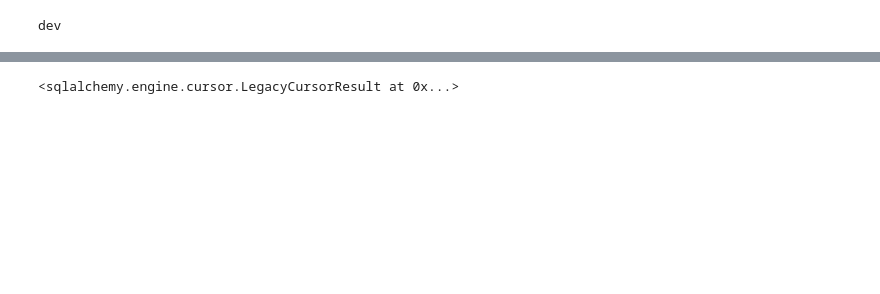
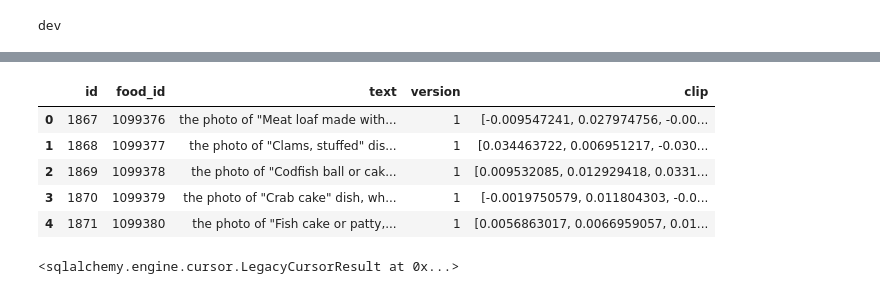
Before and after one commit to DmitriyG228/food, a Jupyter notebook: 00_nbs/00_psql.ipynb, the cells around one changed output, grey strips where cells are left out. Saved outputs shown, nothing was run; the diff lists cells and outputs as text; code cells hidden in the pictures; blank space fills up the shorter version.

```diff
--- a/00_nbs/00_psql.ipynb
+++ b/00_nbs/00_psql.ipynb
@@ -51,12 +52,17 @@ from mytools.psql import *
 # %% [output]
 dev
 # %%
-#export
+#| export
 
-port = 5434 if branch == 'prod' else 5431
+passw = 'KJnbuiwuef89k'
+docker_name = 'psql_food_dev1'
+
+port = 5434 if branch == 'prod' else 5436
 
 
-engine = create_engine(f'postgresql+psycopg2://postgres:KJnbuiwuef89k@localhost/postgres?port={port}',pool_size=64) #dev engine
+
+engine = create_engine(f'postgresql+psycopg2://postgres:{passw}@localhost/postgres?port={port}',pool_size=64) #dev engine
 Session = sessionmaker(bind=engine)
 session = Session()
 Base = declarative_base()
+port
@@ -168,6 +193,15 @@ class FoodsP (LocalBase):
     text                = Column(String, nullable=False)
     version             = Column(INT,    nullable=False)
     clip                = Column(ARRAY(REAL),     nullable=True)
+# %%
+pd.read_sql("select * from food.foods_prompted limit 5",engine)
+# %% [output]
+|  | id | food_id | text | version | clip |
+| 0 | 1867 | 1099376 | the photo of "Meat loaf made with... | 1 | [-0.009547241, 0.027974756, -0.00... |
+| 1 | 1868 | 1099377 | the photo of "Clams, stuffed" dis... | 1 | [0.034463722, 0.006951217, -0.030... |
+| 2 | 1869 | 1099378 | the photo of "Codfish ball or cak... | 1 | [0.009532085, 0.012929418, 0.0331... |
+| 3 | 1870 | 1099379 | the photo of "Crab cake" dish, wh... | 1 | [-0.0019750579, 0.011804303, -0.0... |
+| 4 | 1871 | 1099380 | the photo of "Fish cake or patty,... | 1 | [0.0056863017, 0.0066959057, 0.01... |
 # %%
 #engine.execute("drop table food.foods_prompted")
 # %%
```
Also changed, not shown: parts of 21 cells of this notebook, 9 other files.
